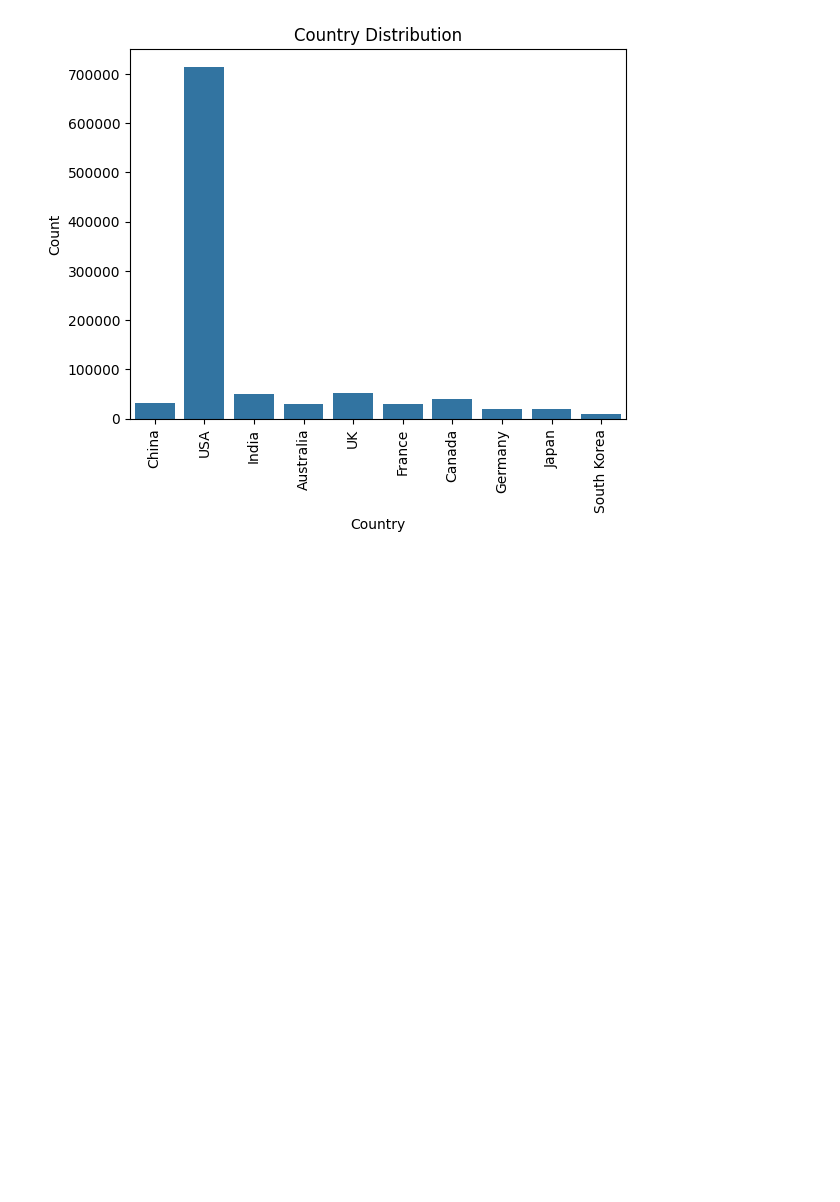
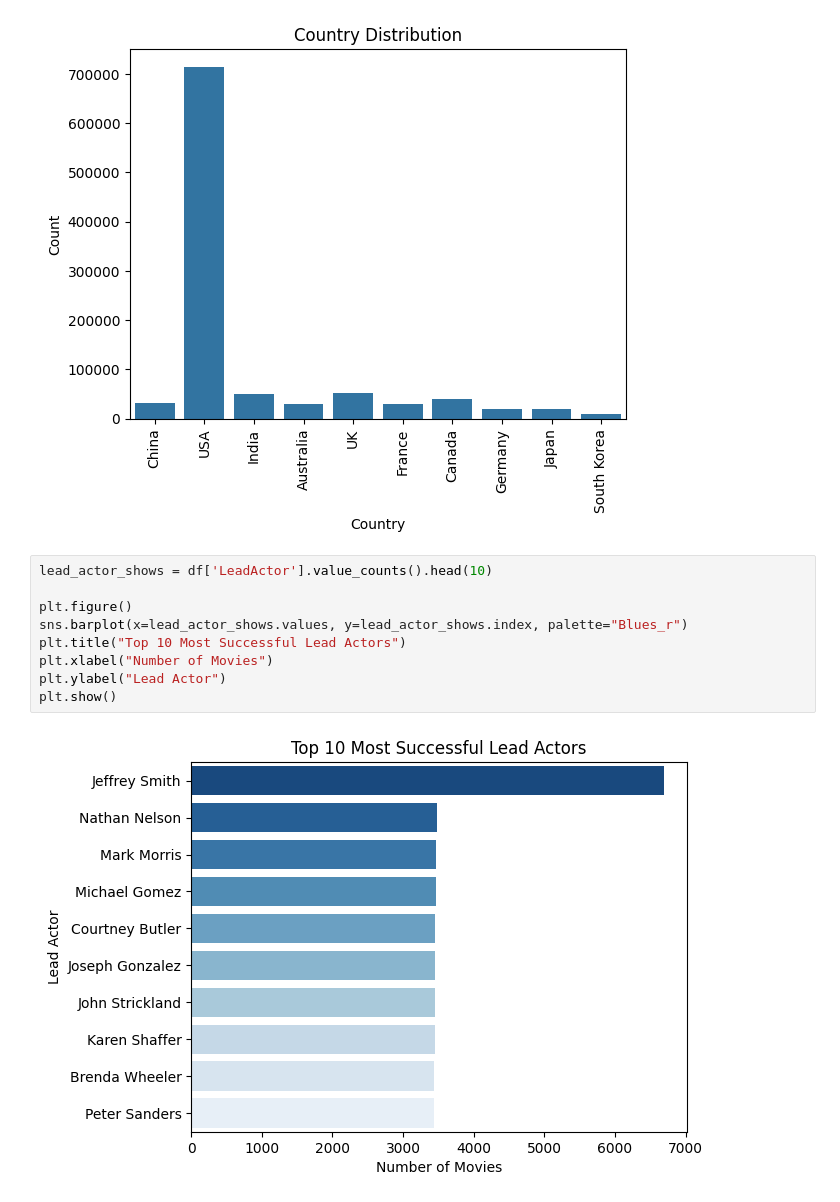
Before and after one commit to kxrrym03/Movies-Dataset, a Jupyter notebook: Movies_Analysis.ipynb, the cells around one changed output. Cells and saved outputs as stored; diff of their text form; blank space fills up the shorter version.

```diff
--- a/Movies_Analysis.ipynb
+++ b/Movies_Analysis.ipynb
@@ -98,3 +130,14 @@ plt.ylabel('Count')
 plt.show()
 # %% [output]
 [figure]
+# %%
+lead_actor_shows = df['LeadActor'].value_counts().head(10)
+
+plt.figure()
+sns.barplot(x=lead_actor_shows.values, y=lead_actor_shows.index, palette="Blues_r")
+plt.title("Top 10 Most Successful Lead Actors")
+plt.xlabel("Number of Movies")
+plt.ylabel("Lead Actor")
+plt.show()
+# %% [output]
+[figure, added]
```
Also changed, not shown: parts of 3 cells of this notebook.
